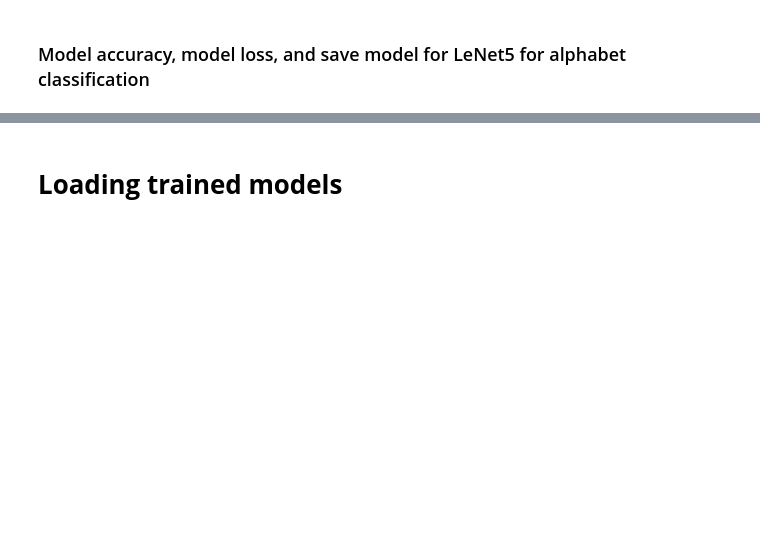
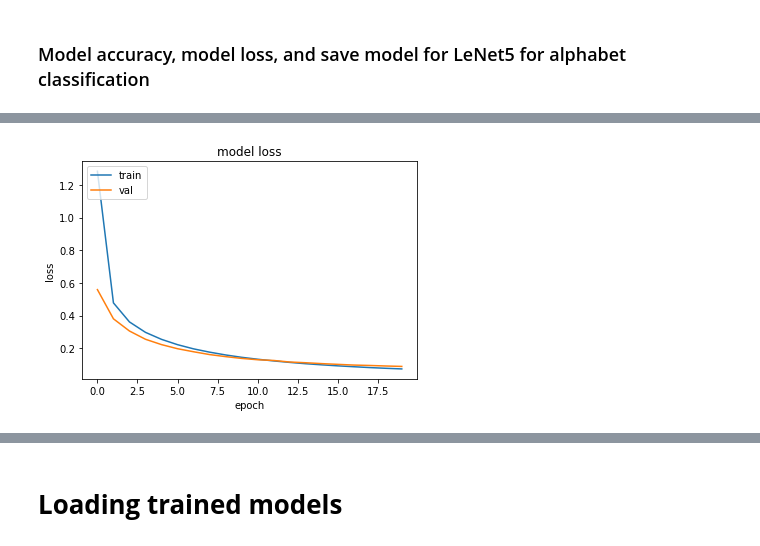
Before and after one commit to eliasezar27/LeNet5_implementation, a Jupyter notebook: ELEC3_Implementation_v2.ipynb, the cells around one changed output, grey strips where cells are left out. Saved outputs shown, nothing was run; the diff lists cells and outputs as text; code cells hidden in the pictures; blank space fills up the shorter version.

```diff
--- a/ELEC3_Implementation_v2.ipynb
+++ b/ELEC3_Implementation_v2.ipynb
@@ -402,0 +641,4 @@ model_letters.save_weights('letters_model_weights.h5')
+# %%
+plot_loss(history_baybayin)
+# %% [output]
+[figure, added]
```
Also changed, not shown: parts of 49 cells of this notebook.
